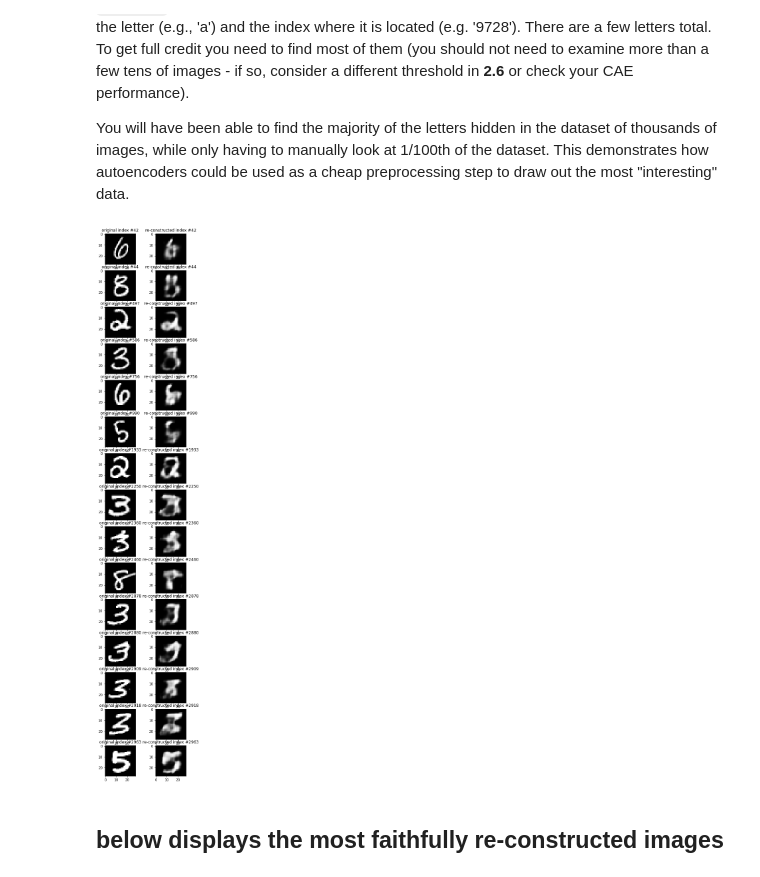
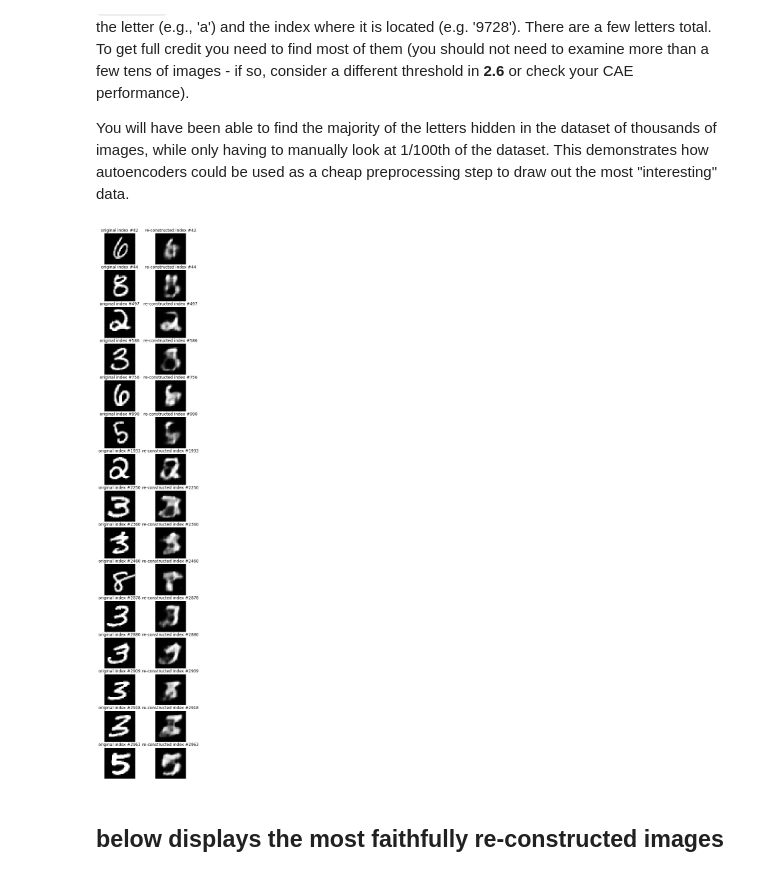
Before and after one commit to jackxxu/2020-CS109B, a Jupyter notebook: content/homeworks/hw05/notebook/cs109b-hw5-students.ipynb, the cells around one changed output. Cells and saved outputs as stored; diff of their text form; code cells hidden in the pictures.

```diff
--- a/content/homeworks/hw05/notebook/cs109b-hw5-students.ipynb
+++ b/content/homeworks/hw05/notebook/cs109b-hw5-students.ipynb
@@ -633,16 +633,20 @@ You will have been able to find the majority of the letters hidden in the datase
 # %%
 # your code here
 
 confusion_indexes = (mse_x_cs109b > threshold).nonzero()[0]
 count_confused = len(confusion_indexes)
 f, ax = plt.subplots(count_confused, 2, figsize=(5, count_confused*2))
 for i,  seq in enumerate(confusion_indexes):
+    ax[i, 0].set_xticks([])
+    ax[i, 0].set_yticks([])
     ax[i, 0].set_title(f'original index #{seq}')
     ax[i, 0].imshow(x_cs109b[seq].reshape(28, 28), cmap='gray');
+    ax[i, 1].set_xticks([])
+    ax[i, 1].set_yticks([])
     ax[i, 1].set_title(f're-constructed index #{seq}')
     ax[i, 1].imshow(cae_recons_x_cs109b[seq].reshape(28, 28), cmap='gray');
 # %% [output]
-[figure, old version]
+[figure, new version]
 # %% [markdown]
 ## below displays the most faithfully re-constructed images
 # %%
```
Also changed, not shown: parts of 3 cells of this notebook.
